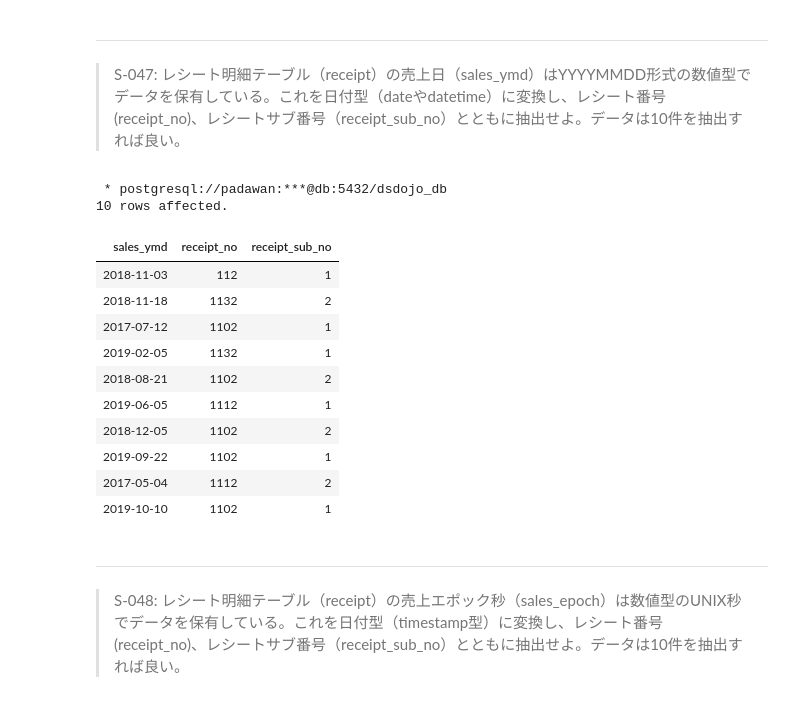
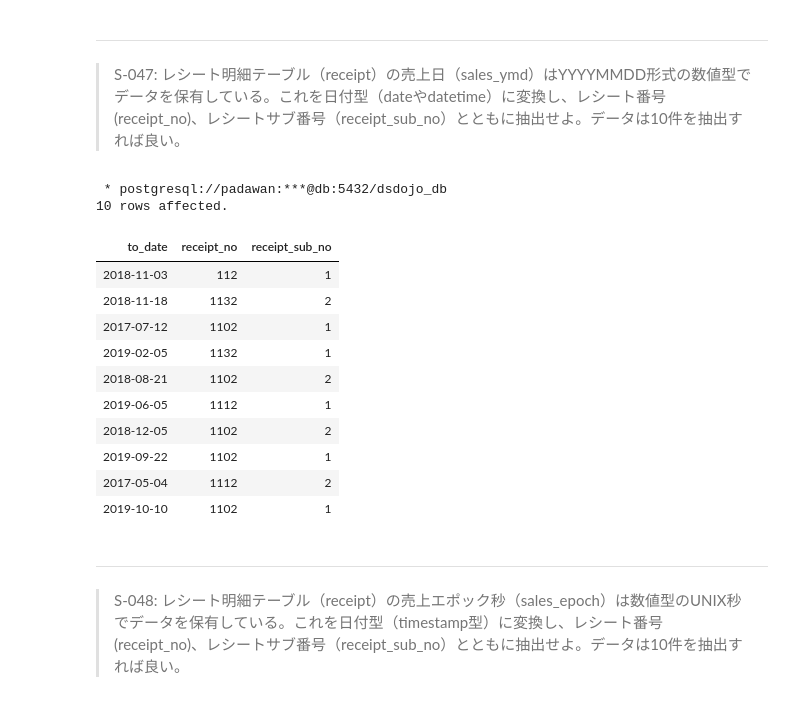
Before and after one commit to ryo1993-git/100knocks-preprocess, a Jupyter notebook: docker/work/preprocess_knock_SQL.ipynb, the cells around one changed output. Cells and saved outputs as stored; diff of their text form; code cells hidden in the pictures.

```diff
--- a/docker/work/preprocess_knock_SQL.ipynb
+++ b/docker/work/preprocess_knock_SQL.ipynb
@@ -1402,17 +1359,17 @@ SELECT customer_id, TO_DATE(application_date, 'YYYYMMDD') application_date FROM
 # %%
 %%sql
 
 SELECT
-    TO_DATE(CAST(sales_ymd AS VARCHAR), 'YYYYMMDD') sales_ymd, -- CAST(数値型 AS 文字列型)
+    TO_DATE(CAST(sales_ymd as VARCHAR), 'YYYYMMDD'),
     receipt_no,
     receipt_sub_no
 FROM
     receipt
 LIMIT 10
 # %% [output]
  * postgresql://padawan:***@db:5432/dsdojo_db
 10 rows affected.
-| sales_ymd | receipt_no | receipt_sub_no |
+| to_date | receipt_no | receipt_sub_no |
 | 2018-11-03 | 112 | 1 |
 | 2018-11-18 | 1132 | 2 |
 | 2017-07-12 | 1102 | 1 |
```
Also changed, not shown: parts of 84 cells of this notebook.
